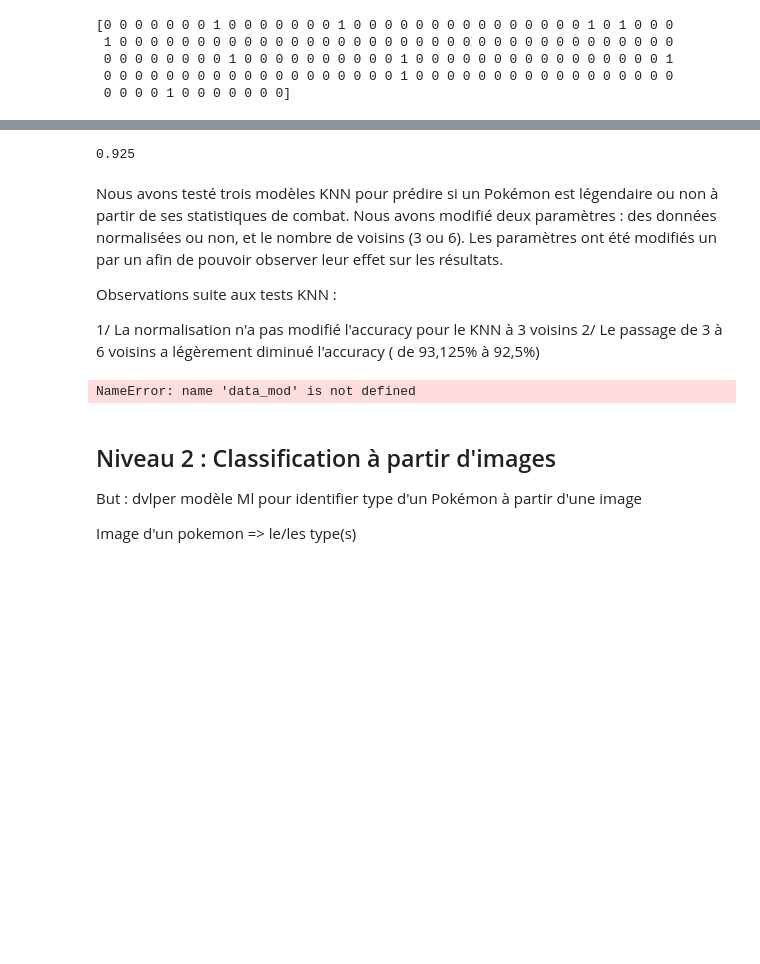
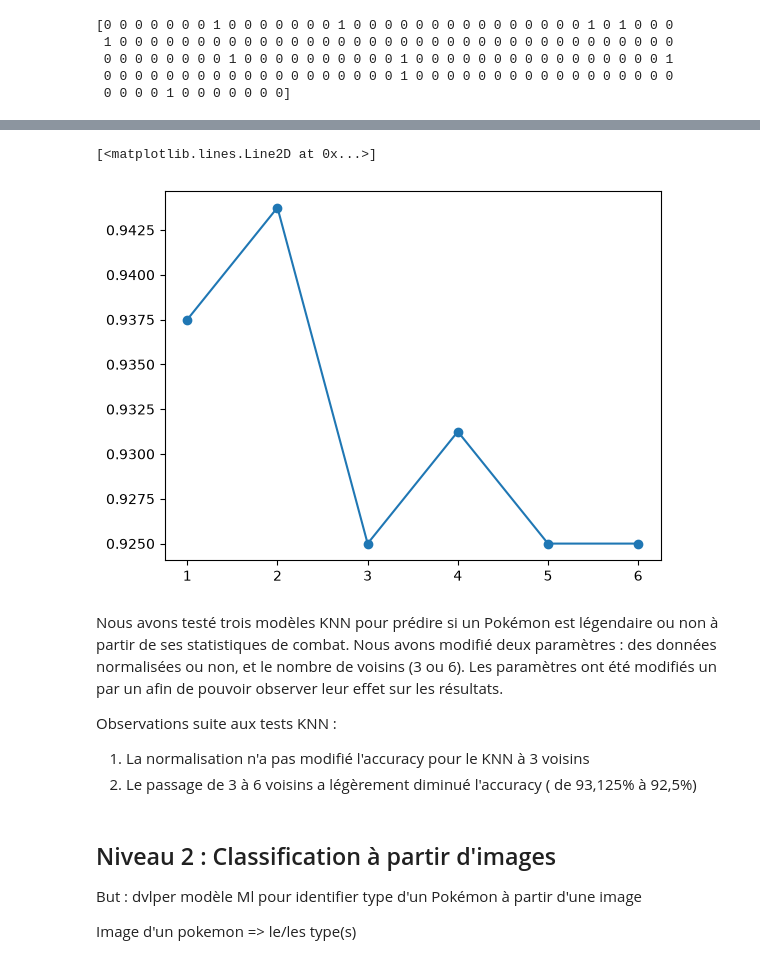
Before and after one commit to Sovany-C/Projet, a Jupyter notebook: Projet_v1.ipynb, the cells around one changed output, grey strips where cells are left out. Cells and saved outputs as stored; diff of their text form; code cells hidden in the pictures; blank space fills up the shorter version.

Commit message:
modif. test de valeur de k de 1 à 6

```diff
--- a/Projet_v1.ipynb
+++ b/Projet_v1.ipynb
@@ -310,37 +320,24 @@ model_scaled_3.score(X_test_scaled, Y_test)
 # %%
-model_scaled_6 = KNeighborsClassifier(n_neighbors=6)
+# Variation du k sur données normalisées
 
-model_scaled_6.fit(X_train_scaled, Y_train)
-model_scaled_6.score(X_test_scaled, Y_test)
+score_k = []
+for k in range(1,7):
+    model_scaled = KNeighborsClassifier(n_neighbors=k)
+
+    model_scaled.fit(X_train_scaled, Y_train)
+    score_k.append(model_scaled.score(X_test_scaled, Y_test))
+
+plt.plot(range(1,7), score_k, marker='o')
 # %% [output]
-0.925
+[<matplotlib.lines.Line2D at 0x...>]
+[figure, added]
 # %% [markdown]
 Nous avons testé trois modèles KNN pour prédire si un Pokémon est légendaire ou non à partir de ses statistiques de combat. Nous avons modifié deux paramètres : des données normalisées ou non, et le nombre de voisins (3 ou 6). Les paramètres ont été modifiés un par un afin de pouvoir observer leur effet sur les résultats.
 
 Observations suite aux tests KNN :
 
-1/ La normalisation n'a pas modifié l'accuracy pour le KNN à 3 voisins
-2/ Le passage de 3 à 6 voisins a légèrement diminué l'accuracy ( de 93,125% à 92,5%)
+1. La normalisation n'a pas modifié l'accuracy pour le KNN à 3 voisins
+2. Le passage de 3 à 6 voisins a légèrement diminué l'accuracy ( de 93,125% à 92,5%)
-# %%
-from sklearn.preprocessing import OrdinalEncoder,OneHotEncoder
-from sklearn.compose import ColumnTransformer
-
-ct = ColumnTransformer(
-    transformers=[
-        ("encoder", OrdinalEncoder(), ["Type 1", "Type 2"]),
-
-    ],
-    remainder="passthrough",
-    verbose_feature_names_out=False
-)
-
-# Voir avec ColumTransformer pour encoder les colonnes catégorielles
-
-data_num = ct.fit_transform(data_mod)
-print(ct.named_transformers_['encoder'].categories_)
-pd.DataFrame(data_num, columns=ct.get_feature_names_out())
-# %% [output]
-NameError: name 'data_mod' is not defined
 # %% [markdown]
 ## Niveau 2 : Classification à partir d'images
 
```
Also changed, not shown: parts of 8 cells of this notebook.
